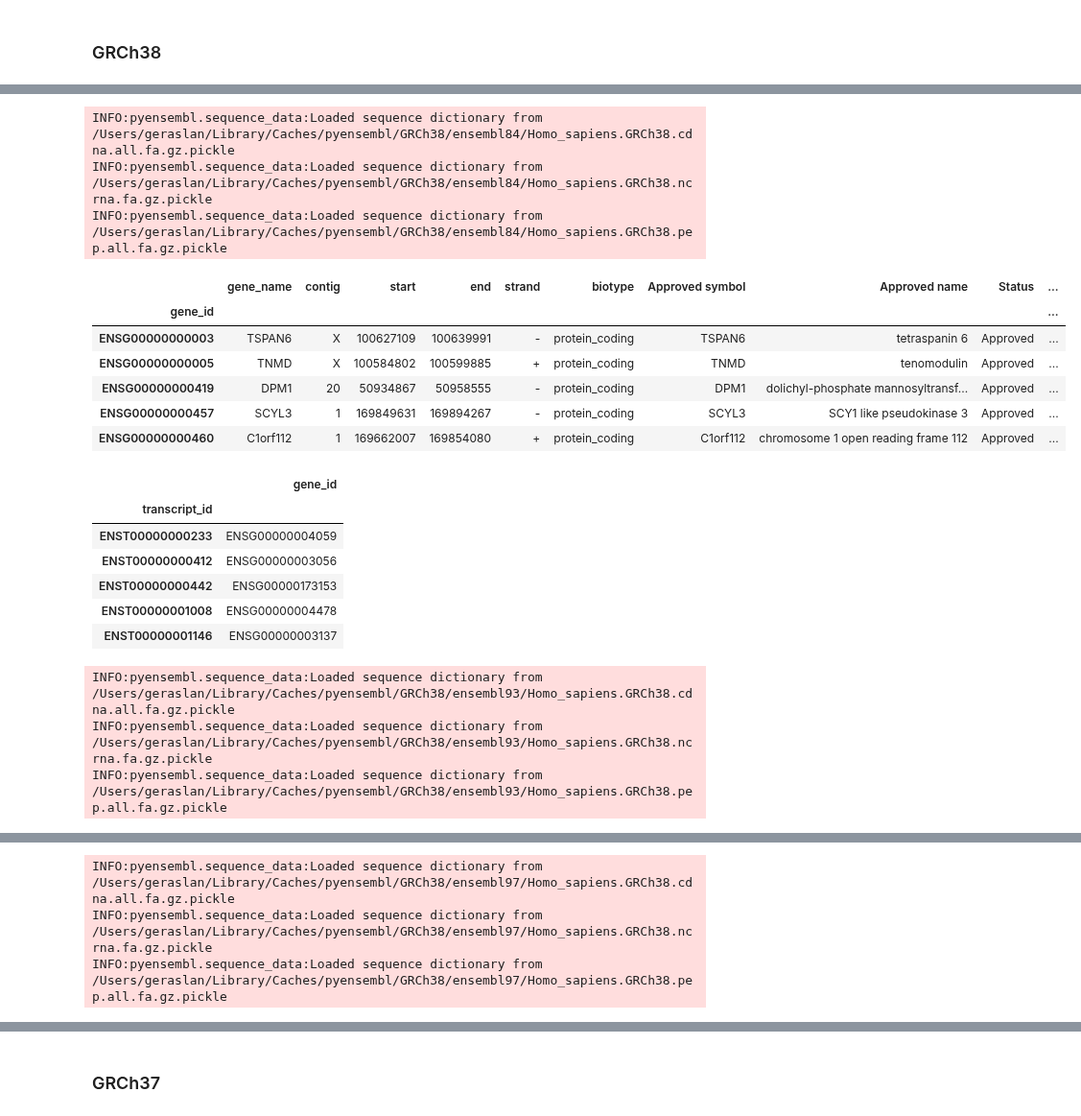
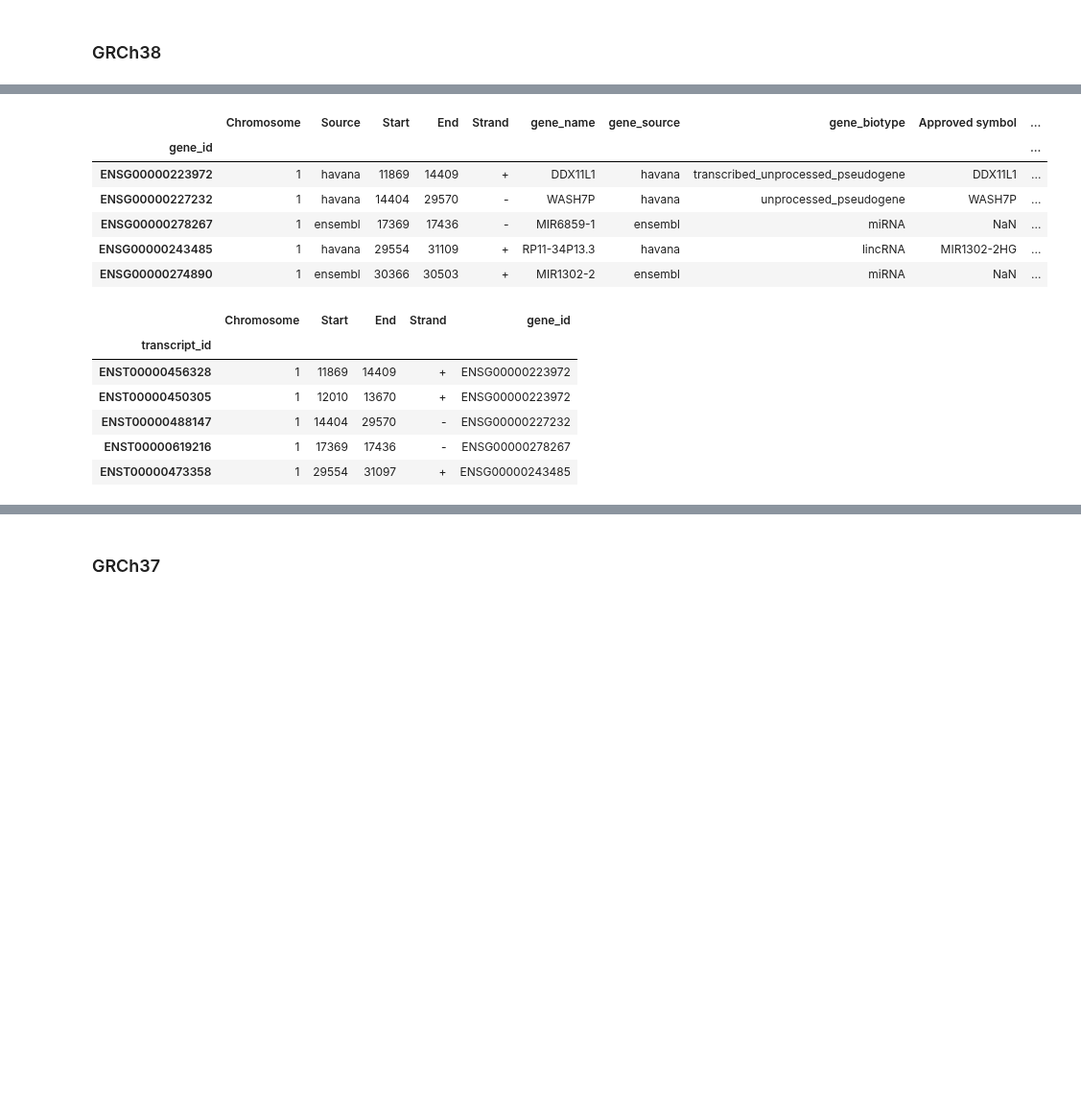
Before and after one commit to gokceneraslan/pyannotables, a Jupyter notebook: build.ipynb, the cells around one changed output, grey strips where cells are left out. Shown at 96% size. Cells and saved outputs as stored; diff of their text form; code cells hidden in the pictures; blank space fills up the shorter version.

Commit message:
Get rid of pyensembl, switch to pyranges+gtf. Bump to Ensembl99

```diff
--- a/build.ipynb
+++ b/build.ipynb
@@ -11,29 +12,33 @@ from pyensembl.species import human, mouse
 # %%
-def fetch_genes_and_transcripts(release,
-                                species,
+def fetch_genes_and_transcripts(release=99,
+                                species='homo_sapiens',
+                                build='GRCh38',
+                                pub_build='',
+                                release2=None,
                                 datadir=Path('pyannotables') / Path('data'),
                                 join_gdf=None):
-    er = EnsemblRelease(release=release, species=species)
-    er.download()
-    er.index()
 
-    genes = er.genes()
-    tx = er.transcripts()
-    ref = species.which_reference(release)
+    if release2 is None:
+        release2 = release
 
-    gdf = pd.DataFrame([x.to_dict() for x in genes])
-    gdf = gdf[['gene_id', 'gene_name', 'contig', 'start', 'end', 'strand', 'biotype']]
-    gdf.set_index('gene_id', inplace=True)
+    gtf_url = f'http://ftp.ensembl.org/pub/{pub_build.lower()}/release-{release}/gtf/{species}/{species.capitalize()}.{build}.{release2}.chr_patch_hapl_scaff.gtf.gz'
+
+    with tempfile.TemporaryDirectory() as tmpdir:
+        full_path = Path(tmpdir) / 'file.gtf.gz'
+        urllib.request.urlretrieve(gtf_url, full_path)
+        df = pr.read_gtf(full_path, output_df=True)
+
+    gdf = df[df.Feature == 'gene'][['Chromosome', 'Source', 'Start', 'End', 'Strand',
+                                    'gene_id', 'gene_name', 'gene_source',
+                                    'gene_biotype']].drop_duplicates().set_index('gene_id')
     if join_gdf is not None:
         gdf = gdf.join(join_gdf)
 
-    tdf = pd.DataFrame([x.to_dict() for x in tx])
-    tdf = tdf[['gene_id', 'transcript_id']]
-    tdf.set_index('transcript_id', inplace=True)
-
+    tdf = df[df.Feature == 'transcript'][['Chromosome', 'Start', 'End', 'Strand',
+                                          'gene_id', 'transcript_id']].drop_duplicates().set_index('transcript_id')
     datadir.mkdir(exist_ok=True)
-    gdf.to_pickle(datadir / f'datafile_{species.latin_name}-ensembl{release}-{ref}.pkl.xz')
-    tdf.to_pickle(datadir / f'datafile_{species.latin_name}-ensembl{release}-{ref}-tx2gene.pkl.xz')
+    gdf.to_pickle(datadir / f'datafile_{species}-{build}-ensembl{release}.pkl.xz')
+    tdf.to_pickle(datadir / f'datafile_{species}-{build}-ensembl{release}-tx2gene.pkl.xz')
 
     return gdf, tdf
 # %% [markdown]
@@ -44,5 +49,6 @@ def fetch_genes_and_transcripts(release,
 url = 'https://www.genenames.org/cgi-bin/download/custom?col=gd_app_sym&col=gd_app_name&col=gd_status&col=gd_prev_sym&col=gd_aliases&col=gd_pub_chrom_map&col=gd_pub_ensembl_id&status=Approved&status=Entry%20Withdrawn&hgnc_dbtag=on&order_by=gd_app_sym_sort&format=text&submit=submit'
 human_genes = pd.read_table(url)
 human_genes = human_genes[~human_genes['Ensembl gene ID'].isnull()].set_index('Ensembl gene ID')
+human_genes.rename(columns={'Chromosome': 'Chromosome_region'}, inplace=True)
 human_genes
 # %% [output]
@@ -63,31 +69,26 @@ human_genes
 # %% [markdown]
 ### GRCh38
 # %%
-for release in tqdm((84, 93, 97)):
-    species = human
+species = 'homo_sapiens'
+
+for release in tqdm((84, 93, 99)):
     gdf, tdf = fetch_genes_and_transcripts(release, species, join_gdf=human_genes)
 
     display(gdf.head())
     display(tdf.head())
 # %% [output]
 [interactive output not drawn]
-INFO:pyensembl.sequence_data:Loaded sequence dictionary from /Users/geraslan/Library/Caches/pyensembl/GRCh38/ensembl84/Homo_sapiens.GRCh38.cdna.all.fa.gz.pickle
-INFO:pyensembl.sequence_data:Loaded sequence dictionary from /Users/geraslan/Library/Caches/pyensembl/GRCh38/ensembl84/Homo_sapiens.GRCh38.ncrna.fa.gz.pickle
-INFO:pyensembl.sequence_data:Loaded sequence dictionary from /Users/geraslan/Library/Caches/pyensembl/GRCh38/ensembl84/Homo_sapiens.GRCh38.pep.all.fa.gz.pickle
-|  | gene_name | contig | start | end | strand | biotype | Approved symbol | Approved name | Status | ... |
+|  | Chromosome | Source | Start | End | Strand | gene_name | gene_source | gene_biotype | Approved symbol | ... |
 | gene_id |  |  |  |  |  |  |  |  |  | ... |
-| ENSG00000000003 | TSPAN6 | X | 100627109 | 100639991 | - | protein_coding | TSPAN6 | tetraspanin 6 | Approved | ... |
-| ENSG00000000005 | TNMD | X | 100584802 | 100599885 | + | protein_coding | TNMD | tenomodulin | Approved | ... |
-| ENSG00000000419 | DPM1 | 20 | 50934867 | 50958555 | - | protein_coding | DPM1 | dolichyl-phosphate mannosyltransf... | Approved | ... |
-| ENSG00000000457 | SCYL3 | 1 | 169849631 | 169894267 | - | protein_coding | SCYL3 | SCY1 like pseudokinase 3 | Approved | ... |
-| ENSG00000000460 | C1orf112 | 1 | 169662007 | 169854080 | + | protein_coding | C1orf112 | chromosome 1 open reading frame 112 | Approved | ... |
+| ENSG00000223972 | 1 | havana | 11869 | 14409 | + | DDX11L1 | havana | transcribed_unprocessed_pseudogene | DDX11L1 | ... |
+| ENSG00000227232 | 1 | havana | 14404 | 29570 | - | WASH7P | havana | unprocessed_pseudogene | WASH7P | ... |
+| ENSG00000278267 | 1 | ensembl | 17369 | 17436 | - | MIR6859-1 | ensembl | miRNA | NaN | ... |
+| ENSG00000243485 | 1 | havana | 29554 | 31109 | + | RP11-34P13.3 | havana | lincRNA | MIR1302-2HG | ... |
+| ENSG00000274890 | 1 | ensembl | 30366 | 30503 | + | MIR1302-2 | ensembl | miRNA | NaN | ... |
-|  | gene_id |
-| transcript_id |  |
-| ENST00000000233 | ENSG00000004059 |
-| ENST00000000412 | ENSG00000003056 |
-| ENST00000000442 | ENSG00000173153 |
-| ENST00000001008 | ENSG00000004478 |
-| ENST00000001146 | ENSG00000003137 |
+|  | Chromosome | Start | End | Strand | gene_id |
+| transcript_id |  |  |  |  |  |
+| ENST00000456328 | 1 | 11869 | 14409 | + | ENSG00000223972 |
+| ENST00000450305 | 1 | 12010 | 13670 | + | ENSG00000223972 |
+| ENST00000488147 | 1 | 14404 | 29570 | - | ENSG00000227232 |
+| ENST00000619216 | 1 | 17369 | 17436 | - | ENSG00000278267 |
+| ENST00000473358 | 1 | 29554 | 31097 | + | ENSG00000243485 |
-INFO:pyensembl.sequence_data:Loaded sequence dictionary from /Users/geraslan/Library/Caches/pyensembl/GRCh38/ensembl93/Homo_sapiens.GRCh38.cdna.all.fa.gz.pickle
-INFO:pyensembl.sequence_data:Loaded sequence dictionary from /Users/geraslan/Library/Caches/pyensembl/GRCh38/ensembl93/Homo_sapiens.GRCh38.ncrna.fa.gz.pickle
-INFO:pyensembl.sequence_data:Loaded sequence dictionary from /Users/geraslan/Library/Caches/pyensembl/GRCh38/ensembl93/Homo_sapiens.GRCh38.pep.all.fa.gz.pickle
@@ -108,3 +108,0 @@ INFO:pyensembl.sequence_data:Loaded sequence dictionary from /Users/geraslan/Lib
-INFO:pyensembl.sequence_data:Loaded sequence dictionary from /Users/geraslan/Library/Caches/pyensembl/GRCh38/ensembl97/Homo_sapiens.GRCh38.cdna.all.fa.gz.pickle
-INFO:pyensembl.sequence_data:Loaded sequence dictionary from /Users/geraslan/Library/Caches/pyensembl/GRCh38/ensembl97/Homo_sapiens.GRCh38.ncrna.fa.gz.pickle
-INFO:pyensembl.sequence_data:Loaded sequence dictionary from /Users/geraslan/Library/Caches/pyensembl/GRCh38/ensembl97/Homo_sapiens.GRCh38.pep.all.fa.gz.pickle
```
Also changed, not shown: parts of 9 cells of this notebook, 11 other files.
